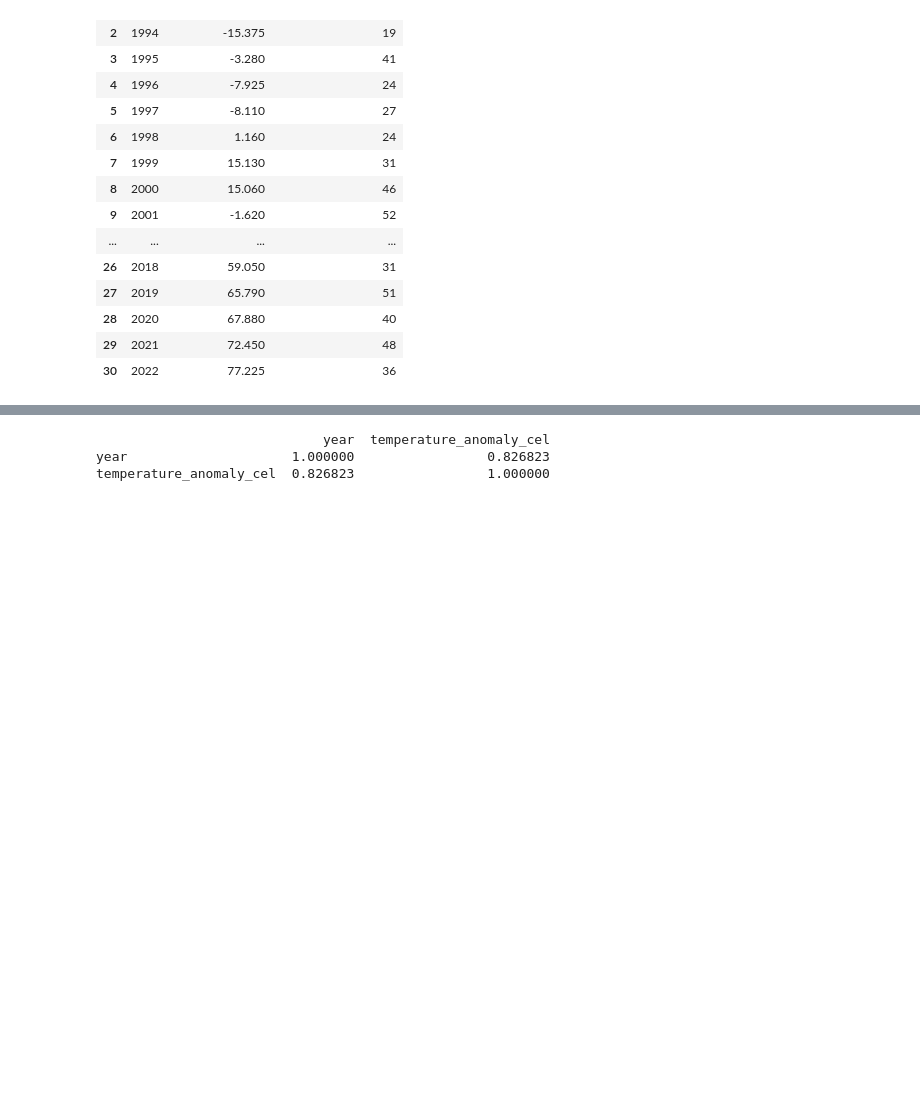
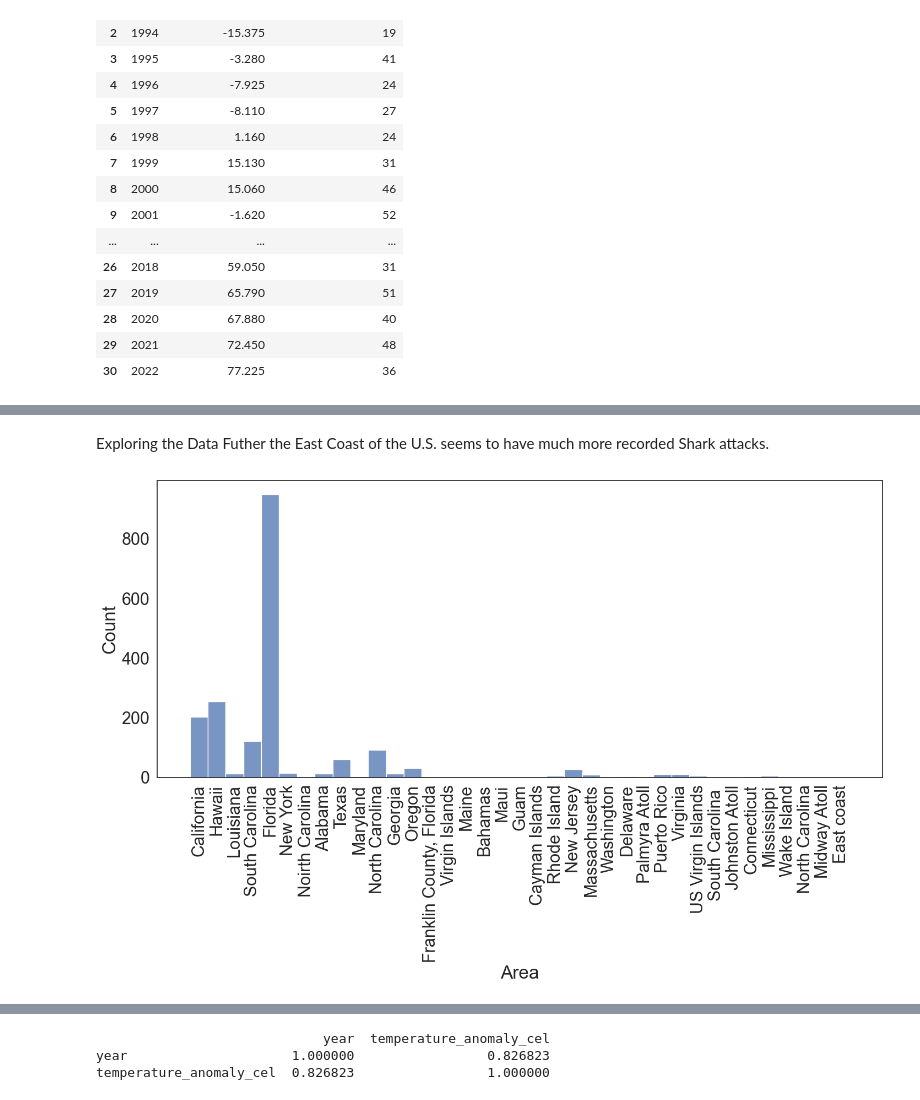
Before and after one commit to AndyCesium/COGS108_project, a Jupyter notebook: EDACheckpointGroup_064-Fa22.ipynb, the cells around one changed output, grey strips where cells are left out. Drawn from its saved outputs; the diff is of its cells as text; code cells hidden in the pictures; blank space fills up the shorter version.

Commit message:
EDA Comments
Made EDA comments to the figures I had made for the project.

```diff
--- a/EDACheckpointGroup_064-Fa22.ipynb
+++ b/EDACheckpointGroup_064-Fa22.ipynb
@@ -630,0 +657,8 @@ sns.regplot(data=atlantic_sharks_merged, x='median_sea_level', y='num_of_shark_a
+# %% [markdown]
+Exploring the Data Futher the East Coast of the U.S. seems to have much more recorded Shark attacks.
+# %%
+sns.histplot(data = sharks_df, x= 'Area')
+plt.xticks(rotation= 90)
+f1 = plt.gcf()
+# %% [output]
+[figure, added]
```
Also changed, not shown: parts of 16 cells of this notebook.
